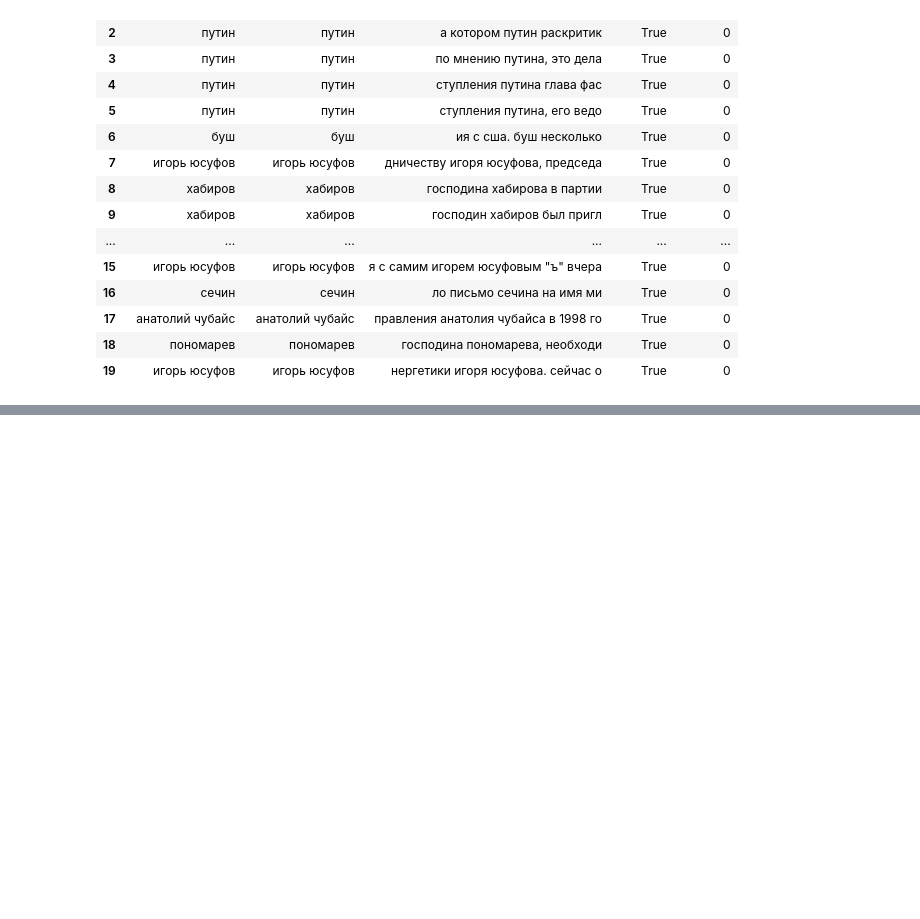
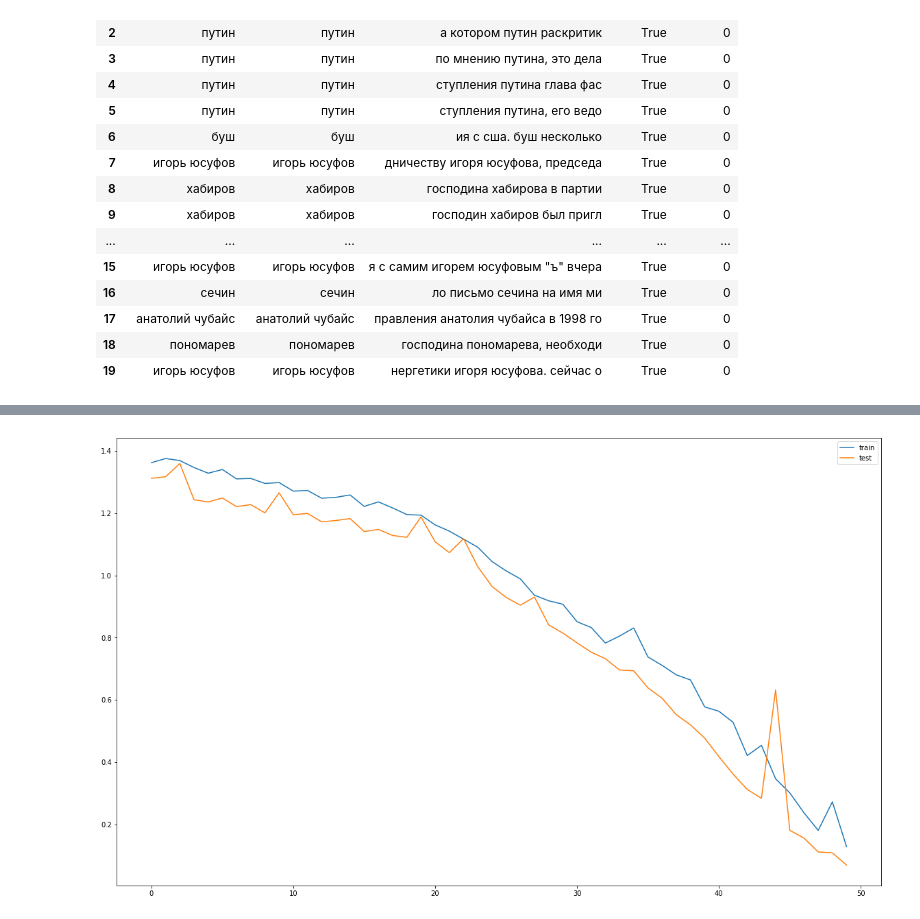
Before and after one commit to Sdernal/TextNormalization, a Jupyter notebook: WithPytorch/Experiments.ipynb, the cells around one changed output, grey strips where cells are left out. Saved outputs shown, nothing was run; the diff lists cells and outputs as text; code cells hidden in the pictures; blank space fills up the shorter version.

```diff
--- a/WithPytorch/Experiments.ipynb
+++ b/WithPytorch/Experiments.ipynb
@@ -246,0 +282,7 @@ torch.save(decoder.state_dict(),'decoder.pt')
+# %%
+entries = two_case_entries(30000)
+ep = EntriesProcessor(20, 40,0)
+# voc_size = 10
+ep.process(entries)
+voc_size = ep.symbols_counter
+print(len(ep.X_data_test), len(ep.X_data_train))
@@ -246,0 +291,13 @@ torch.save(decoder.state_dict(),'decoder.pt')
+# %%
+EMBEDDING_SIZE = 10
+HIDDEN_SIZE = 200
+device = torch.device("cuda" if torch.cuda.is_available() else "cpu")
+encoder = Encoder(input_size=voc_size, hidden_size=HIDDEN_SIZE, embedding_size=EMBEDDING_SIZE).to(device)
+decoder = Decoder(hidden_size=HIDDEN_SIZE, embedding_size=EMBEDDING_SIZE, output_size=voc_size, max_length=40).to(device)
+trainer = Trainer(encoder,decoder,ep,max_input_length=40, max_output_length=20)
+# %%
+train_losses_all, test_losses_all = [], []
+# %%
+train_losses, test_losses = trainer.train(20, batch_size=256)
+train_losses_all.extend(train_losses)
+test_losses_all.extend(test_losses)
@@ -246,0 +322,8 @@ torch.save(decoder.state_dict(),'decoder.pt')
+# %%
+plt.figure(figsize=(20,12))
+plt.plot(train_losses_all, label='train')
+plt.plot(test_losses_all, label='test')
+plt.legend()
+plt.show()
+# %% [output]
+[figure, added]
```
Also changed, not shown: parts of 12 cells of this notebook, 1 other file.
